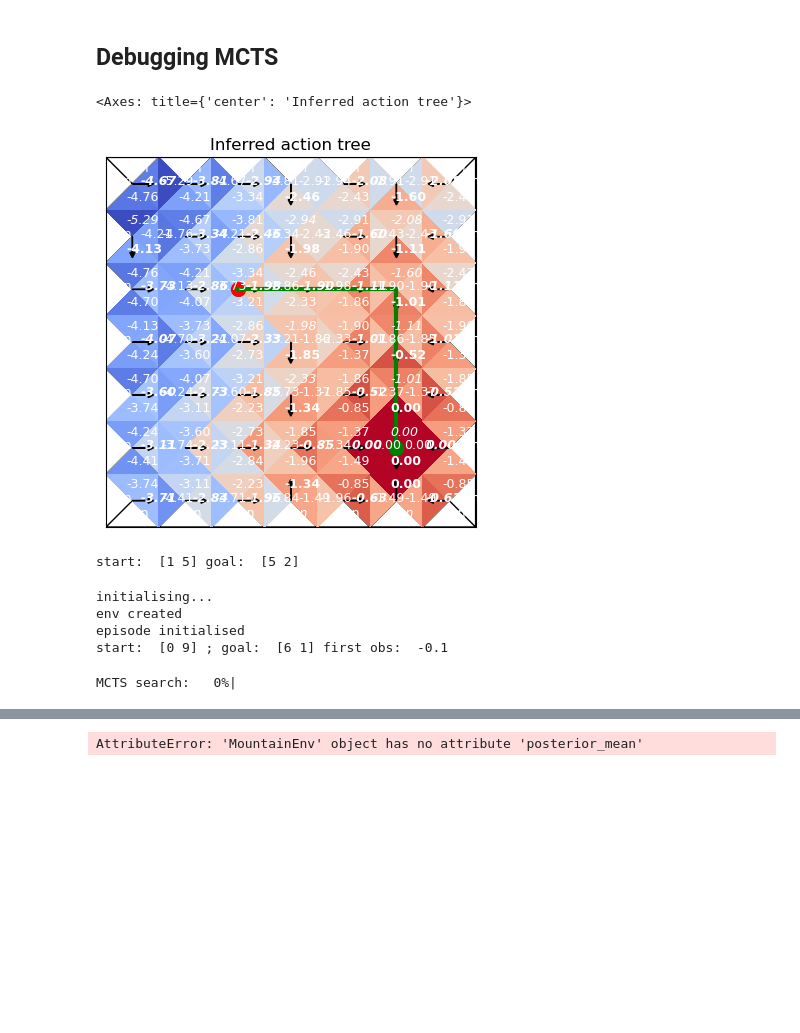
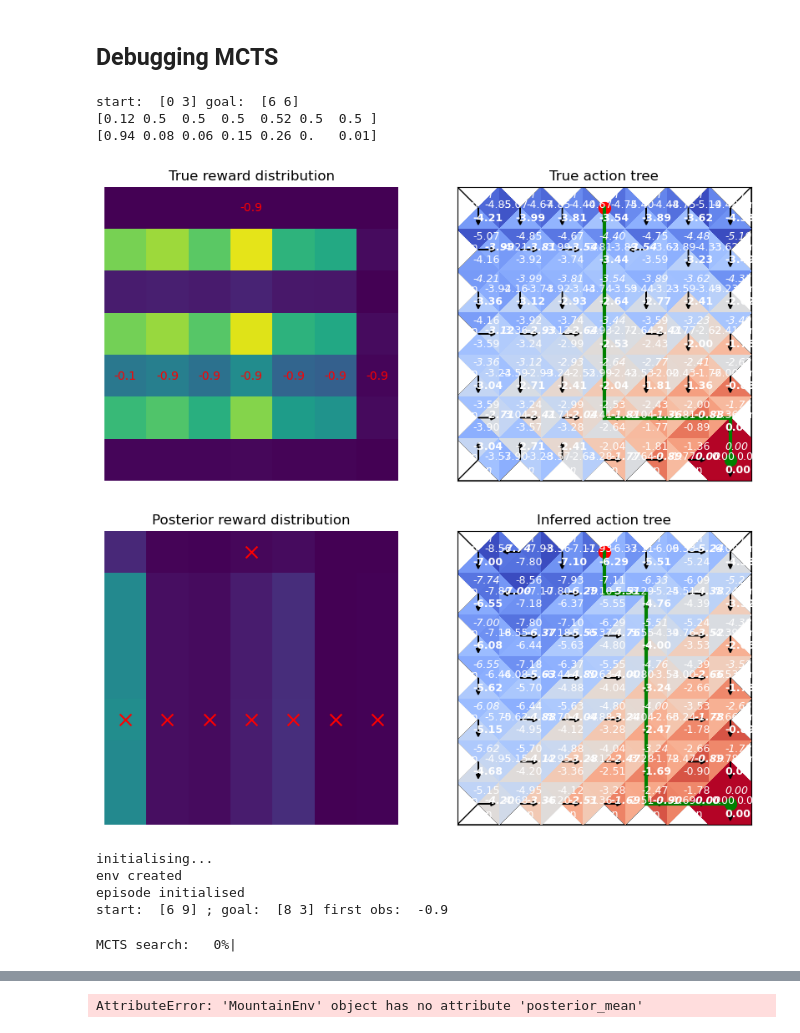
Before and after one commit to tgham/context_exploration, a Jupyter notebook: GP_worlds.ipynb, the cells around one changed output, grey strips where cells are left out. Saved outputs shown, nothing was run; the diff lists cells and outputs as text; code cells hidden in the pictures; blank space fills up the shorter version.

```diff
--- a/GP_worlds.ipynb
+++ b/GP_worlds.ipynb
@@ -1284,13 +1344,5 @@ for mi, m in enumerate(simulated_mountains):
 # %% [markdown]
 ## Debugging MCTS
-# %%
-farmer.dp()
-start = np.array([0,0])
-goal = np.array([N,N])
-plot_action_tree(farmer.Q_inf, env.current, env.goal, ax = plt.subplot(), title='Inferred action tree')
-# %% [output]
-<Axes: title={'center': 'Inferred action tree'}>
-[figure, removed]
 # %%
 true_k = 'rbf_x'
 N=7
@@ -1305,37 +1357,41 @@ obs[:,0] = np.zeros(n_obs) + np.round(N/2)
 obs[:,1] = np.arange(n_obs, dtype=int)
 
 ## repeat obs array?
-obs = np.vstack((obs, obs))
-obs[N:,0] = np.round(N/2) +2
+# obs = np.vstack((obs, obs))
+# obs[N:,0] = np.round(N/2) +2
 
 costs = []
 for o in obs:
     o_tmp = o[:2].astype(int)
     costs.append(env.get_cost(o_tmp))
 obs[:,2] = costs
 env.set_obs(obs)
 
 env.reset()
 print('start: ', env.current, 'goal: ', env.goal)
 
 farmer = Farmer(N)
 farmer.get_env_info(env)
 n_iter = 100
-farmer.root_sample(farmer.obs, n_iter, lazy=True,CE=False)
+farmer.root_sample(farmer.obs, n_iter, lazy=True,CE=True)
 farmer.dp(expected_cost=True)
 
 ## plots
 fig, axs = plt.subplots(1,2, figsize = (10,5))
 plot_r(env.p_costs, ax = axs[0], title = 'True reward distribution')
 plot_obs(env.obs, ax = axs[0], text=True)
 plot_action_tree(env.Q_true, env.current, env.goal, ax = axs[1], title='True action tree')
 
 fig, axs = plt.subplots(1,2, figsize = (10,5))
 plot_r(farmer.posterior_p_cost, axs[0], title = 'Posterior reward distribution')
 plot_obs(env.obs, ax = axs[0], text=False)
 plot_action_tree(farmer.Q_inf, env.current, env.goal, ax = axs[1], title='Inferred action tree')
 
 print(farmer.posterior_p.round(2))
 print(farmer.posterior_q.round(2))
 # %% [output]
-start:  [1 5] goal:  [5 2]
+start:  [0 3] goal:  [6 6]
+[0.12 0.5  0.5  0.5  0.52 0.5  0.5 ]
+[0.94 0.08 0.06 0.15 0.26 0.   0.01]
+[figure, added]
+[figure, added]
@@ -1358,6 +1411,7 @@ def profile_mcts(n_sims, n_futures, progress):
 # np.random.seed(3)
 
 N=10
+n_episodes = 5
 true_k = 'rbf'
 true_k = 'rbf_x'
 # true_k = 'periodic_x'
@@ -1367,6 +1421,7 @@ obs_noise = 0.05
 inf_noise = 0.05
 print('initialising...')
 kernel_params = None
+metric = 'cityblock'
 env = make_env(N, n_episodes, None, None, metric)
 print('env created')
 env.reset()
@@ -1406,20 +1461,20 @@ discount = 0.95
 # expl = np.sqrt(2)
 expl = 2
 MCTS = MonteCarloTreeSearch(env=env_copy, agent = farmer,tree=tree, exploration_constant=expl, discount_factor=discount)
-n_sims = 20000
+n_sims = 1000
 n_futures = 0
 assert MCTS.env.sim == True
 assert env_copy.sim==True
 
 ## search
-# profile_mcts(n_sims, n_futures, progress=True)
-action = MCTS.search(n_sims, n_futures=n_futures, progress=True)
+profile_mcts(n_sims, n_futures, progress=True)
+# action = MCTS.search(n_sims, n_futures=n_futures, progress=True)
 # MCTS.tree.action_tree()
 # %% [output]
 initialising...
 env created
 episode initialised
-start:  [0 9] ; goal:  [6 1] first obs:  -0.1
+start:  [6 9] ; goal:  [8 3] first obs:  -0.9
 MCTS search:   0%|
 # %%
 MCTS.tree.print_tree(MCTS.tree.root)
```
Also changed, not shown: parts of 13 cells of this notebook, 7 other files.
